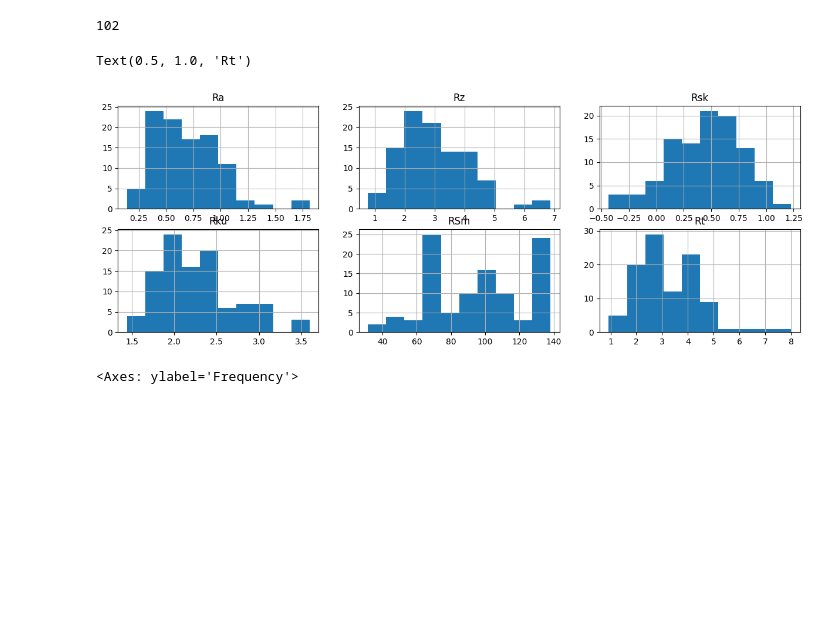
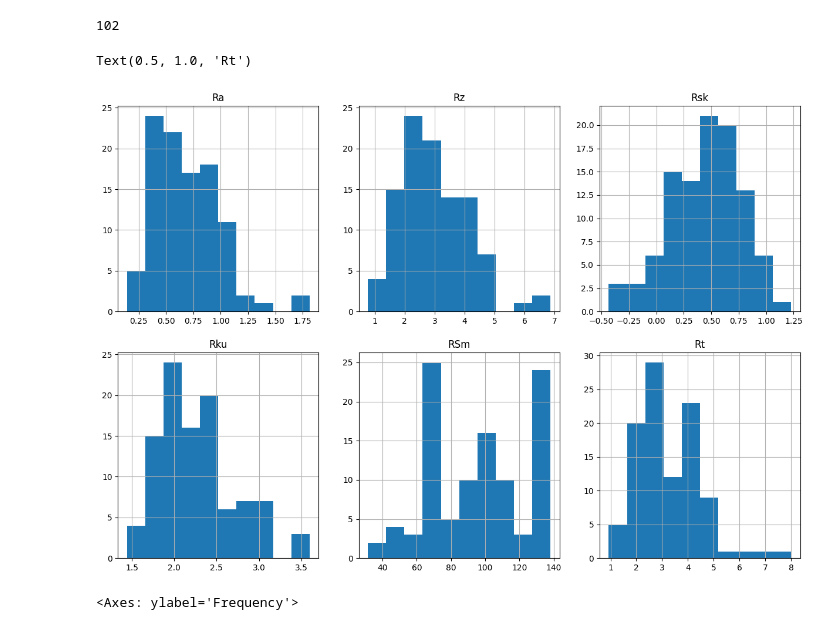
Before and after one commit to viceCalibras/oki, a Jupyter notebook: data_mining_roughness.ipynb, the cells around one changed output. Saved outputs shown, nothing was run; the diff lists cells and outputs as text; code cells hidden in the pictures; blank space fills up the shorter version.

```diff
--- a/data_mining_roughness.ipynb
+++ b/data_mining_roughness.ipynb
@@ -160,28 +160,28 @@ len(df)
 102
 # %%
 # Display feature distributions.
-fig, axs = plt.subplots(2, 3, figsize=(15, 5))
+fig, axs = plt.subplots(2, 3, figsize=(15, 10))
 
 df["Ra"].hist(ax=axs[0,0])
 axs[0,0].set_title('Ra')
 
 df["Rz"].hist(ax=axs[0,1])
 axs[0,1].set_title('Rz')
 
 df["Rsk"].hist(ax=axs[0,2])
 axs[0,2].set_title('Rsk')
 
 df["Rku"].hist(ax=axs[1,0])
 axs[1,0].set_title('Rku')
 
 df["RSm"].hist(ax=axs[1,1])
 axs[1,1].set_title('RSm')
 
 df["Rt"].hist(ax=axs[1,2])
 axs[1,2].set_title('Rt')
 # %% [output]
 Text(0.5, 1.0, 'Rt')
-[figure, old version]
+[figure, new version]
 # %%
 df["F"].plot(kind="hist")
 # %% [output]
```
Also changed, not shown: parts of 4 cells of this notebook, 2 other files.
